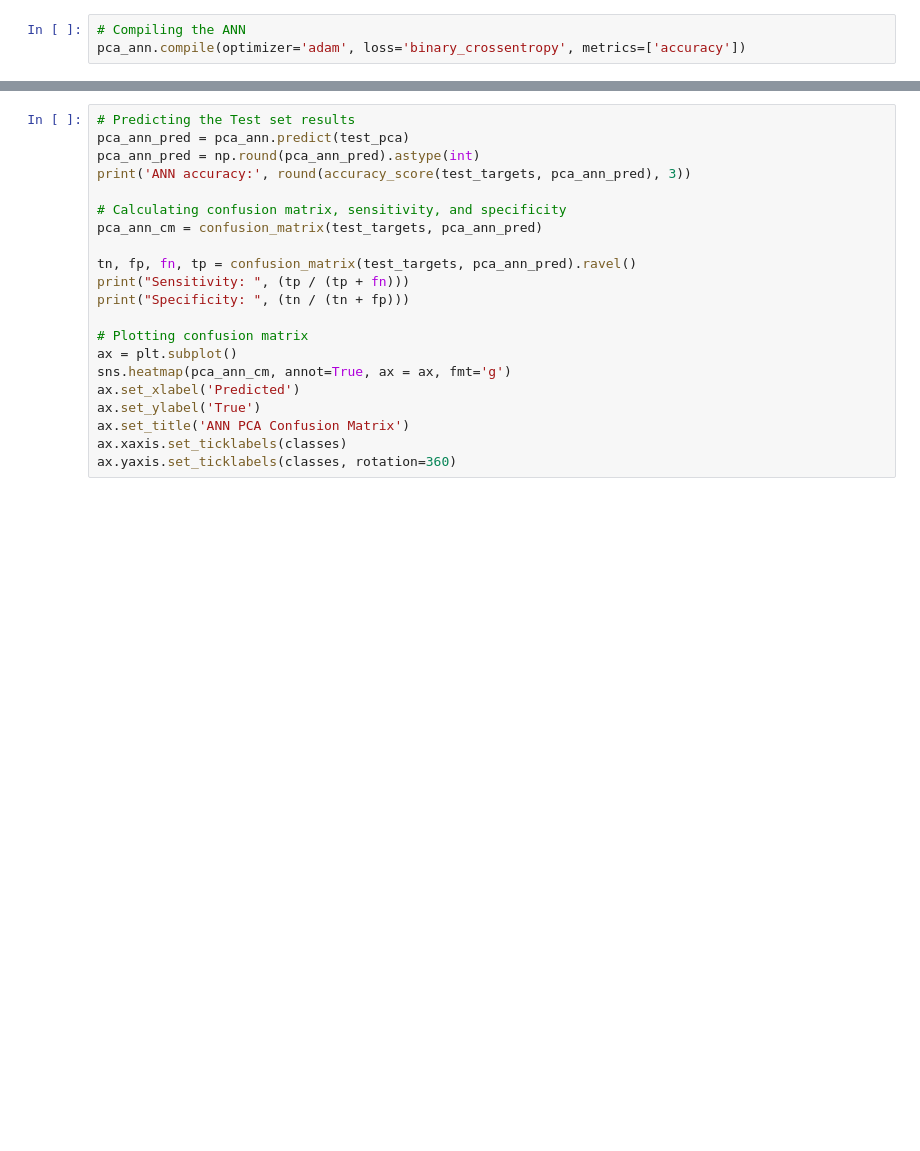
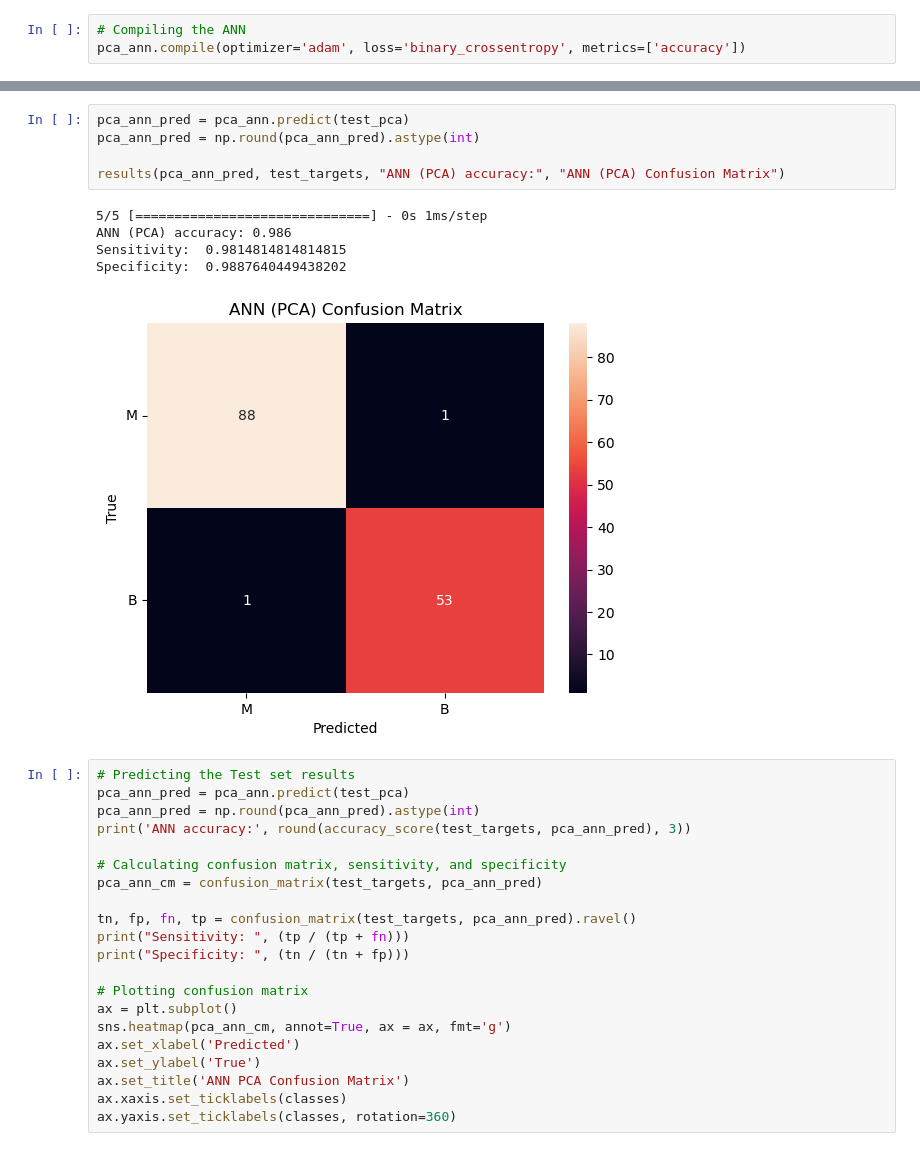
Before and after one commit to benjamin-ravenscroft/CISC471-Project, a Jupyter notebook: EDA.ipynb, the cells around one changed output, grey strips where cells are left out. Cells and saved outputs as stored; diff of their text form; blank space fills up the shorter version.

```diff
--- a/EDA.ipynb
+++ b/EDA.ipynb
@@ -1027,4 +1021,15 @@ Epoch 92: early stopping
 <keras.callbacks.History at 0x...>
+# %%
+pca_ann_pred = pca_ann.predict(test_pca)
+pca_ann_pred = np.round(pca_ann_pred).astype(int)
+
+results(pca_ann_pred, test_targets, "ANN (PCA) accuracy:", "ANN (PCA) Confusion Matrix")
+# %% [output]
+5/5 [==============================] - 0s 1ms/step
+ANN (PCA) accuracy: 0.986
+Sensitivity:  0.9814814814814815
+Specificity:  0.9887640449438202
+[figure, added]
 # %%
 # Predicting the Test set results
 pca_ann_pred = pca_ann.predict(test_pca)
```
Also changed, not shown: parts of 6 cells of this notebook, 6 other files.
